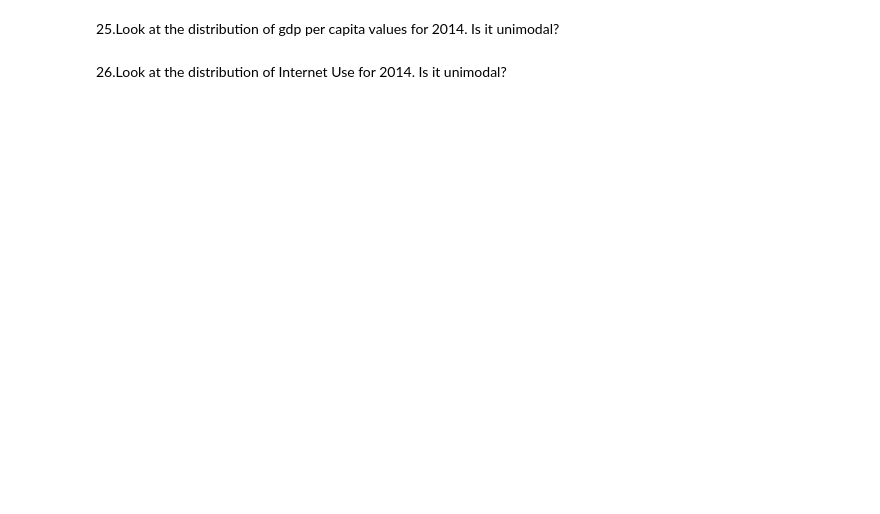
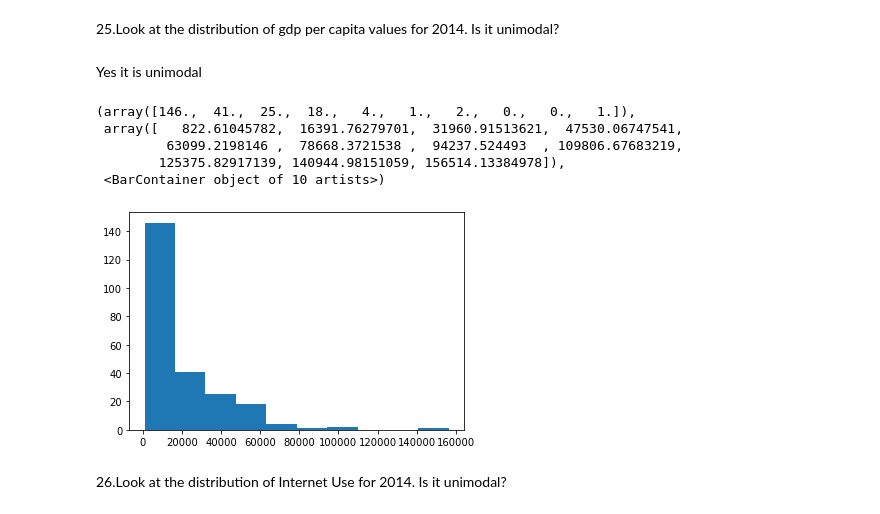
Before and after one commit to ryan-h-maurer/gdp-and-internet-usage-Ryan-Maurer, a Jupyter notebook: notebook/un_gdp_and_internet_usage.ipynb, the cells around one changed output. Saved outputs shown, nothing was run; the diff lists cells and outputs as text; code cells hidden in the pictures; blank space fills up the shorter version.

```diff
--- a/notebook/un_gdp_and_internet_usage.ipynb
+++ b/notebook/un_gdp_and_internet_usage.ipynb
@@ -220,4 +312,15 @@ What do the plots tell you about any relationship between these two variables? E
 # %% [markdown]
 25.Look at the distribution of gdp per capita values for 2014. Is it unimodal?
+# %% [markdown]
+Yes it is unimodal
+# %%
+plt.hist(gdp_iu_2014.GDP_Per_Capita)
+# %% [output]
+(array([146.,  41.,  25.,  18.,   4.,   1.,   2.,   0.,   0.,   1.]),
+ array([   822.61045782,  16391.76279701,  31960.91513621,  47530.06747541,
+         63099.2198146 ,  78668.3721538 ,  94237.524493  , 109806.67683219,
+        125375.82917139, 140944.98151059, 156514.13384978]),
+ <BarContainer object of 10 artists>)
+[figure, added]
 # %% [markdown]
 26.Look at the distribution of Internet Use for 2014. Is it unimodal?
```
Also changed, not shown: parts of 35 cells of this notebook, 1 other file.
